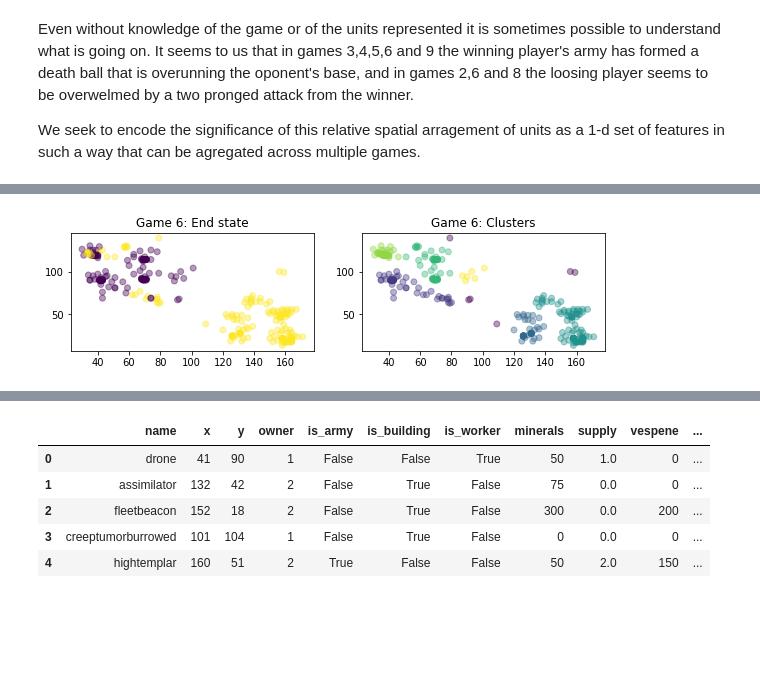
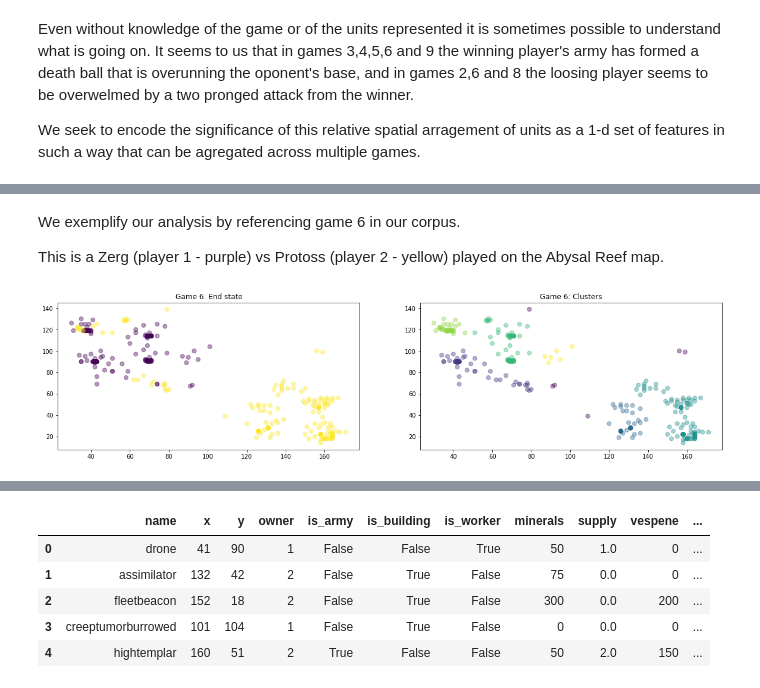
Before and after one commit to Rony-A/sc2-replay-analysis, a Jupyter notebook: mycchaka/capstone/Master Notebook.ipynb, the cells around one changed output, grey strips where cells are left out. Drawn from its saved outputs; the diff is of its cells as text; code cells hidden in the pictures; blank space fills up the shorter version.

```diff
--- a/mycchaka/capstone/Master Notebook.ipynb
+++ b/mycchaka/capstone/Master Notebook.ipynb
@@ -270,6 +274,6 @@ parse_outcome_data(example_game)
 We can combine these preliminary data cleaning steps into a dictionary
 # %%
-def preliminary_procecing(replay_dict):
+def preliminary_processing(replay_dict):
     dict_of_dataframes = {'units': clean_unit_data(parse_unit_data(replay_dict)),
                           'stats': parse_stats_data(replay_dict),
                           'upgrades': clean_upgrade_data(parse_upgrade_data(replay_dict)),
@@ -469,28 +509,16 @@ We seek to encode the significance of this relative spatial arragement of units
 # %%
 from sklearn.cluster import DBSCAN
 
-# The terran marine has a range of 5.
-# Tanks a range of between 7 and 13.
-# Tempests have the longest range in the game at 15.
-
-# We initialize a DBSCAN clusterer with parameters such that
-# a unit will be considered part of an existing clustr if it sees 4 or more units
-# form that cluster within a 10 tile radius.
-
 unit_clusterer = DBSCAN(eps=10,min_samples=5)
 
-runits = get_end_location_of_units(preliminary_procecing(iem_games[6]))
-predicted_clusters = unit_clusterer.fit_predict(runits[['x','y']])
+def plot_units_and_clusters(units, predicted_clusters, game_id = 6):
+    plt.figure(figsize=(20,10))
+    plt.subplot(2,2,1)
+    plt.scatter(runits['x'], runits['y'], c=runits['owner'], alpha = 0.4, s = 50)
+    plt.title('Game {}: End state'.format(game_id))
 
-plt.figure(figsize=(20,10))
-plt.subplot(4,4,1)
-plt.scatter(runits['x'], runits['y'], c=runits['owner'], alpha = 0.4)
-plt.title('Game 6: End state')
+    plt.subplot(2,2,2)
+    plt.scatter(runits['x'], runits['y'], c=predicted_clusters, alpha = 0.4, s = 50)
+    plt.title('Game {}: Clusters'.format(game_id))
 
-plt.subplot(4,4,2)
-plt.scatter(runits['x'], runits['y'], c=predicted_clusters, alpha = 0.4)
-plt.title('Game 6: Clusters')
-
-plt.show()
+    plt.show()
-# %% [output]
-[figure, removed]
@@ -498,0 +525,11 @@ runits.to_csv('./../../../../Desktop/game_6_unit_data.csv')
+# %% [markdown]
+We exemplify our analysis by referencing game 6 in our corpus.
+
+This is a Zerg (player 1 - purple) vs Protoss (player 2 - yellow) played on the Abysal Reef map.
+# %%
+example_units_game_6 = get_end_location_of_units(preliminary_processing(iem_games[6]))
+predicted_clusters = unit_clusterer.fit_predict(runits[['x','y']])
+
+plot_units_and_clusters(example_units_game_6,predicted_clusters,6)
+# %% [output]
+[figure, added]
```
Also changed, not shown: parts of 57 cells of this notebook, 1 other file.
